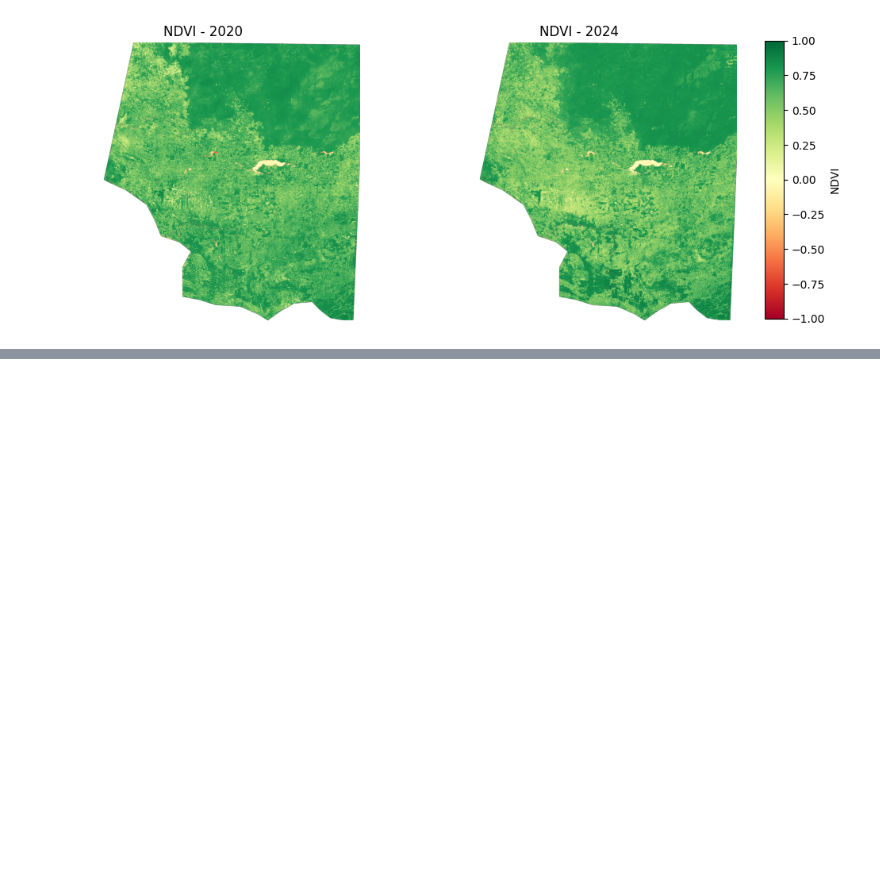
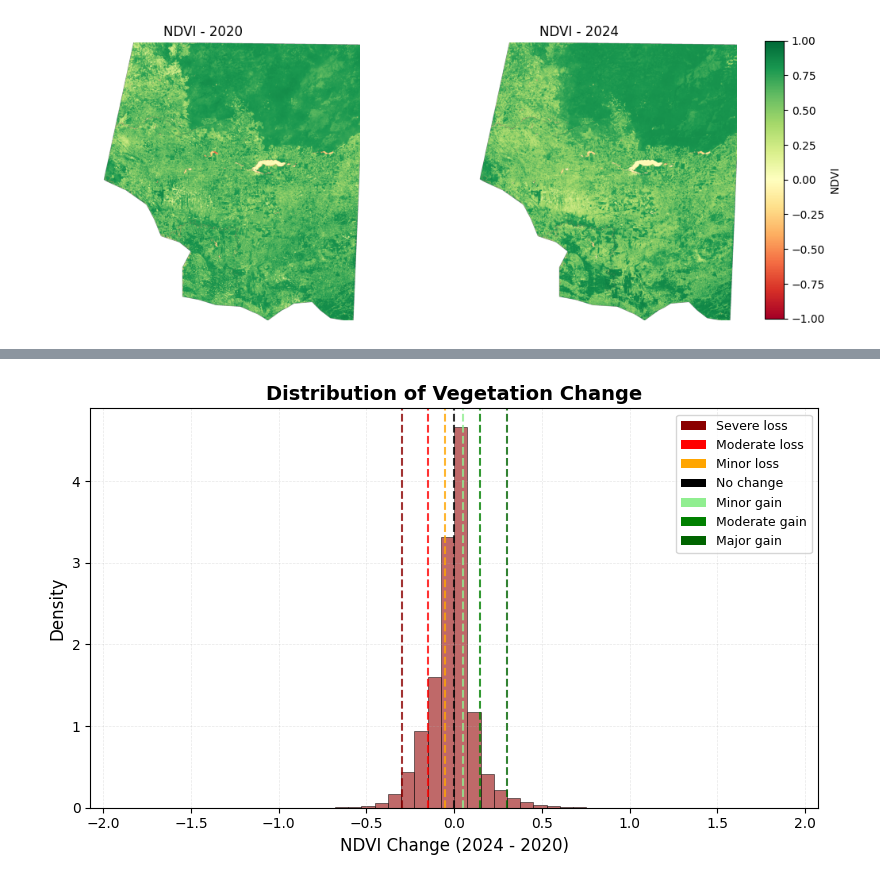
Before and after one commit to TonitoMC/AnalisisGeoespacialPeten, a Jupyter notebook: AnalisisGeoespacial.ipynb, the cells around one changed output, grey strips where cells are left out. Drawn from its saved outputs; the diff is of its cells as text; code cells hidden in the pictures; blank space fills up the shorter version.

```diff
--- a/AnalisisGeoespacial.ipynb
+++ b/AnalisisGeoespacial.ipynb
@@ -130,0 +215,30 @@ plt.show()
+# %%
+from matplotlib.patches import Patch
+
+plt.figure(figsize=(8, 5))
+plt.hist(ndvi_diff.ravel(), bins=50, color='brown', alpha=0.7,
+         edgecolor='black', linewidth=0.5, density=True)
+
+# Add threshold lines
+thresholds = [-0.3, -0.15, -0.05, 0, 0.05, 0.15, 0.3]
+labels = ['Severe loss', 'Moderate loss', 'Minor loss', 'No change',
+          'Minor gain', 'Moderate gain', 'Major gain']
+colors = ['darkred', 'red', 'orange', 'black', 'lightgreen', 'green', 'darkgreen']
+
+# Add lines without labels
+for threshold, color in zip(thresholds, colors):
+    plt.axvline(threshold, color=color, linestyle='--', alpha=0.8, linewidth=1.5)
+
+# Create legend
+legend_elements = [Patch(facecolor=color, label=label)
+                   for color, label in zip(colors, labels)]
+plt.legend(handles=legend_elements, loc='upper right', fontsize=9)
+
+plt.xlabel("NDVI Change (2024 - 2020)", fontsize=12)
+plt.ylabel("Density", fontsize=12)
+plt.title("Distribution of Vegetation Change", fontsize=14, fontweight='bold')
+plt.grid(alpha=0.3, linestyle="--", linewidth=0.5)
+plt.tight_layout()
+plt.show()
+# %% [output]
+[figure, added]
```
Also changed, not shown: parts of 25 cells of this notebook.
